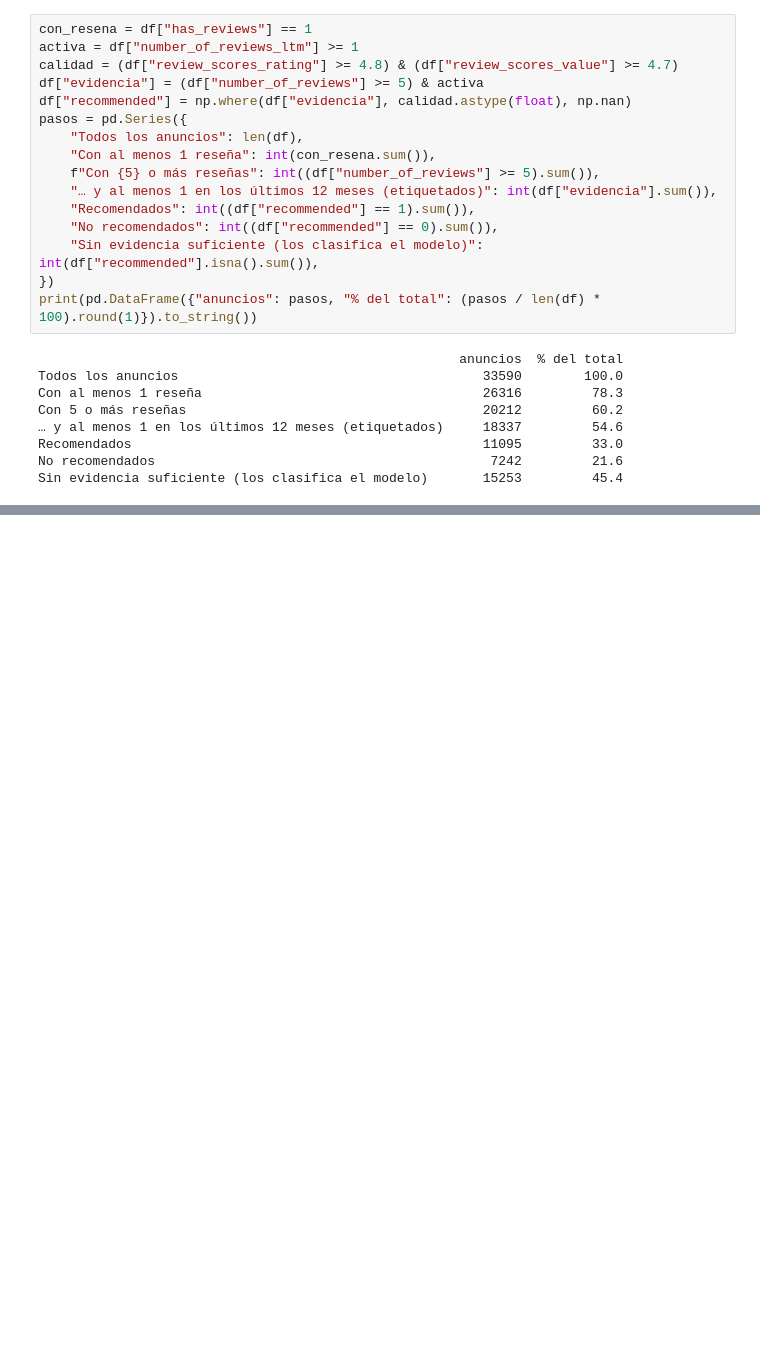
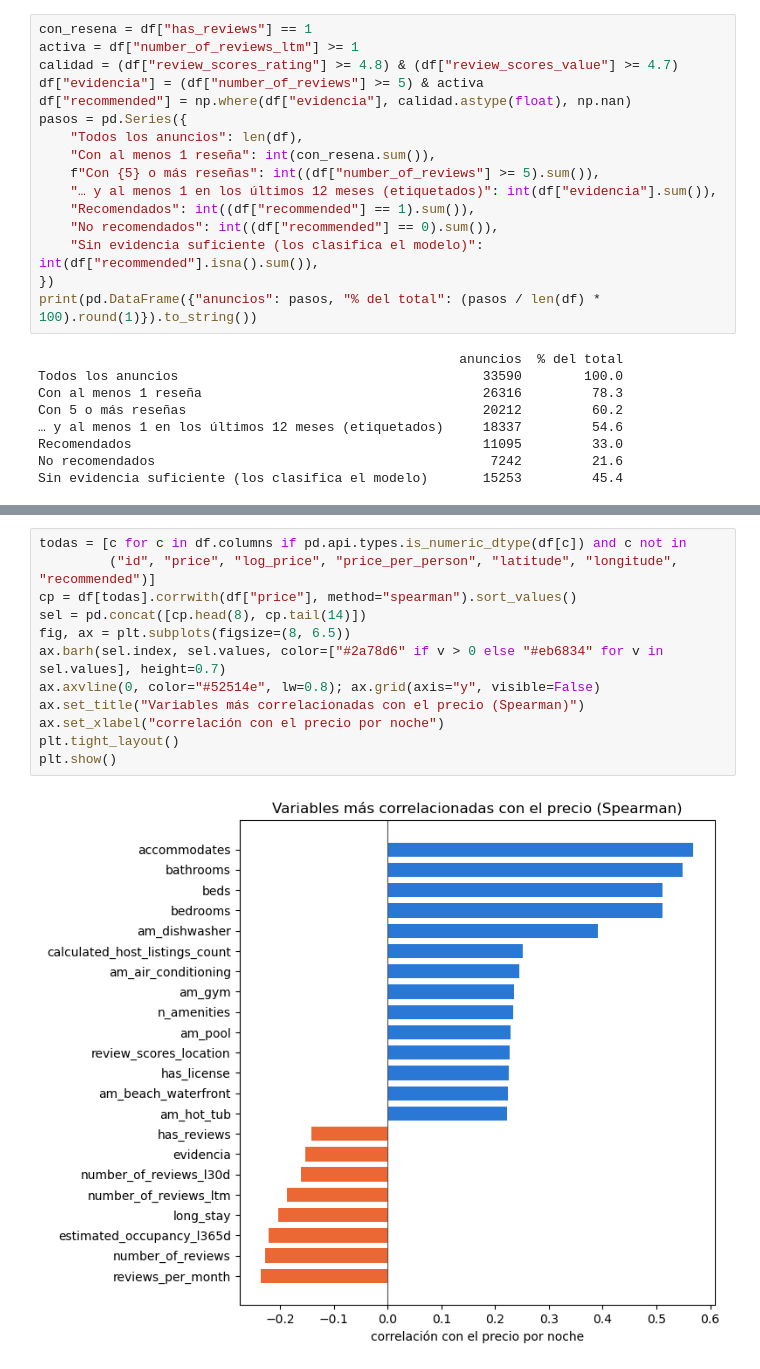
Before and after one commit to Jhonatanclavijo/Reto-Global-Classroom-Anal-tica-de-Airbnb---Hawai, a Jupyter notebook: Analisis exploratorio.ipynb, the cells around one changed output, grey strips where cells are left out. Saved outputs shown, nothing was run; the diff lists cells and outputs as text; blank space fills up the shorter version.

```diff
--- a/Analisis exploratorio.ipynb
+++ b/Analisis exploratorio.ipynb
@@ -504,0 +550,14 @@ Sin evidencia suficiente (los clasifica el modelo)       15253         45.4
+# %%
+todas = [c for c in df.columns if pd.api.types.is_numeric_dtype(df[c]) and c not in
+         ("id", "price", "log_price", "price_per_person", "latitude", "longitude", "recommended")]
+cp = df[todas].corrwith(df["price"], method="spearman").sort_values()
+sel = pd.concat([cp.head(8), cp.tail(14)])
+fig, ax = plt.subplots(figsize=(8, 6.5))
+ax.barh(sel.index, sel.values, color=["#2a78d6" if v > 0 else "#eb6834" for v in sel.values], height=0.7)
+ax.axvline(0, color="#52514e", lw=0.8); ax.grid(axis="y", visible=False)
+ax.set_title("Variables más correlacionadas con el precio (Spearman)")
+ax.set_xlabel("correlación con el precio por noche")
+plt.tight_layout()
+plt.show()
+# %% [output]
+[figure, added]
```
Also changed, not shown: parts of 4 cells of this notebook, 2 other files.
